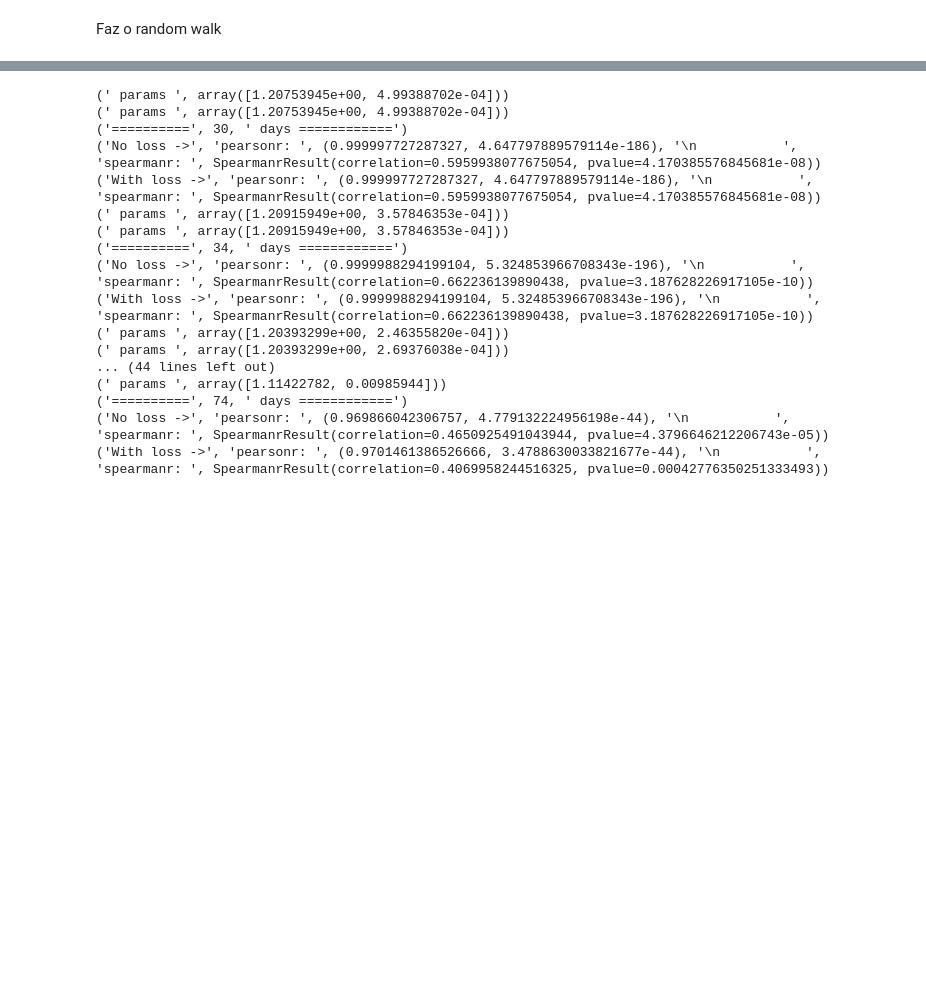
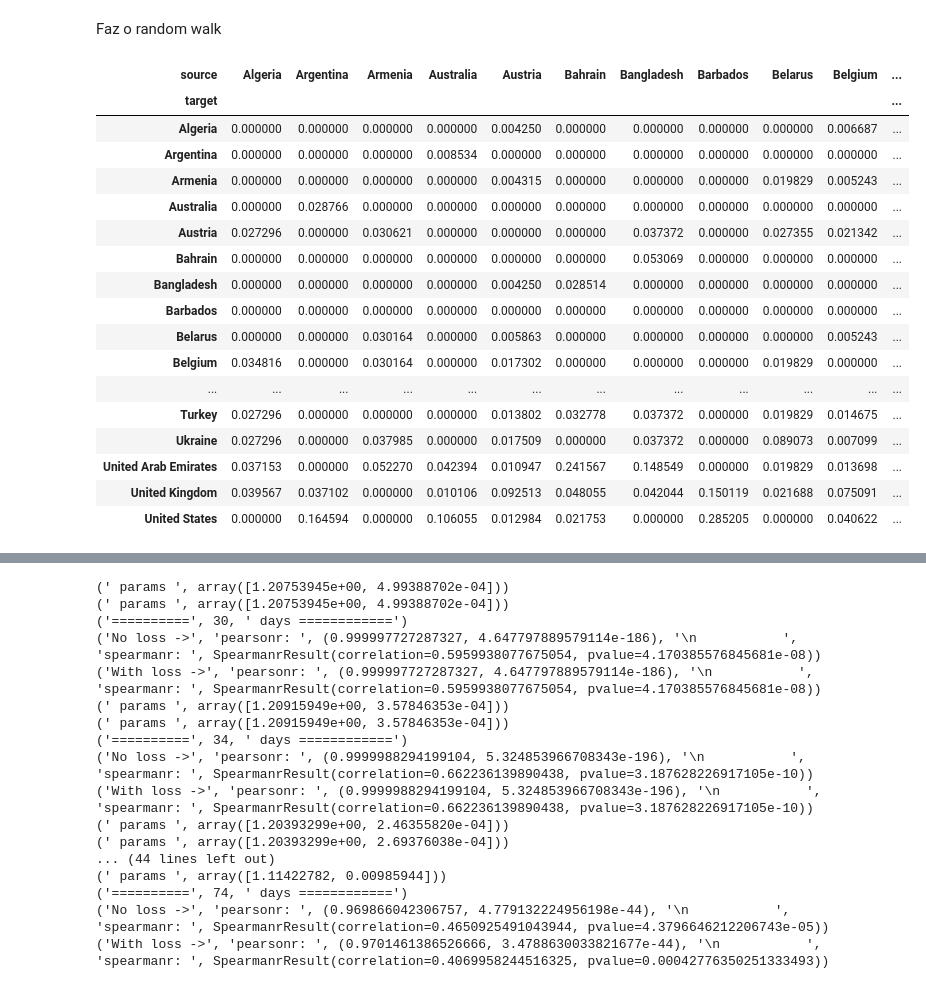
Before and after one commit to paulagiovanna/IC---Covid19-Random-Walk, a Jupyter notebook: random_walk_celso.ipynb, the cells around one changed output, grey strips where cells are left out. Drawn from its saved outputs; the diff is of its cells as text; code cells hidden in the pictures; blank space fills up the shorter version.

```diff
--- a/random_walk_celso.ipynb
+++ b/random_walk_celso.ipynb
@@ -120,3 +120,24 @@ Faz o random walk
 # %%
 transition_matrix_crosstab = pd.crosstab(transition_matrix['target'], transition_matrix['source'], transition_matrix['prob'], aggfunc=sum)
 transition_matrix_crosstab = transition_matrix_crosstab.fillna(0)
+
+transition_matrix_crosstab
+# %% [output]
+| source | Algeria | Argentina | Armenia | Australia | Austria | Bahrain | Bangladesh | Barbados | Belarus | Belgium | ... |
+| target |  |  |  |  |  |  |  |  |  |  | ... |
+| Algeria | 0.000000 | 0.000000 | 0.000000 | 0.000000 | 0.004250 | 0.000000 | 0.000000 | 0.000000 | 0.000000 | 0.006687 | ... |
+| Argentina | 0.000000 | 0.000000 | 0.000000 | 0.008534 | 0.000000 | 0.000000 | 0.000000 | 0.000000 | 0.000000 | 0.000000 | ... |
+| Armenia | 0.000000 | 0.000000 | 0.000000 | 0.000000 | 0.004315 | 0.000000 | 0.000000 | 0.000000 | 0.019829 | 0.005243 | ... |
+| Australia | 0.000000 | 0.028766 | 0.000000 | 0.000000 | 0.000000 | 0.000000 | 0.000000 | 0.000000 | 0.000000 | 0.000000 | ... |
+| Austria | 0.027296 | 0.000000 | 0.030621 | 0.000000 | 0.000000 | 0.000000 | 0.037372 | 0.000000 | 0.027355 | 0.021342 | ... |
+| Bahrain | 0.000000 | 0.000000 | 0.000000 | 0.000000 | 0.000000 | 0.000000 | 0.053069 | 0.000000 | 0.000000 | 0.000000 | ... |
+| Bangladesh | 0.000000 | 0.000000 | 0.000000 | 0.000000 | 0.004250 | 0.028514 | 0.000000 | 0.000000 | 0.000000 | 0.000000 | ... |
+| Barbados | 0.000000 | 0.000000 | 0.000000 | 0.000000 | 0.000000 | 0.000000 | 0.000000 | 0.000000 | 0.000000 | 0.000000 | ... |
+| Belarus | 0.000000 | 0.000000 | 0.030164 | 0.000000 | 0.005863 | 0.000000 | 0.000000 | 0.000000 | 0.000000 | 0.005243 | ... |
+| Belgium | 0.034816 | 0.000000 | 0.030164 | 0.000000 | 0.017302 | 0.000000 | 0.000000 | 0.000000 | 0.019829 | 0.000000 | ... |
+| ... | ... | ... | ... | ... | ... | ... | ... | ... | ... | ... | ... |
+| Turkey | 0.027296 | 0.000000 | 0.000000 | 0.000000 | 0.013802 | 0.032778 | 0.037372 | 0.000000 | 0.019829 | 0.014675 | ... |
+| Ukraine | 0.027296 | 0.000000 | 0.037985 | 0.000000 | 0.017509 | 0.000000 | 0.037372 | 0.000000 | 0.089073 | 0.007099 | ... |
+| United Arab Emirates | 0.037153 | 0.000000 | 0.052270 | 0.042394 | 0.010947 | 0.241567 | 0.148549 | 0.000000 | 0.019829 | 0.013698 | ... |
+| United Kingdom | 0.039567 | 0.037102 | 0.000000 | 0.010106 | 0.092513 | 0.048055 | 0.042044 | 0.150119 | 0.021688 | 0.075091 | ... |
+| United States | 0.000000 | 0.164594 | 0.000000 | 0.106055 | 0.012984 | 0.021753 | 0.000000 | 0.285205 | 0.000000 | 0.040622 | ... |
```
Also changed, not shown: parts of 1 cell of this notebook, 2 other files.
